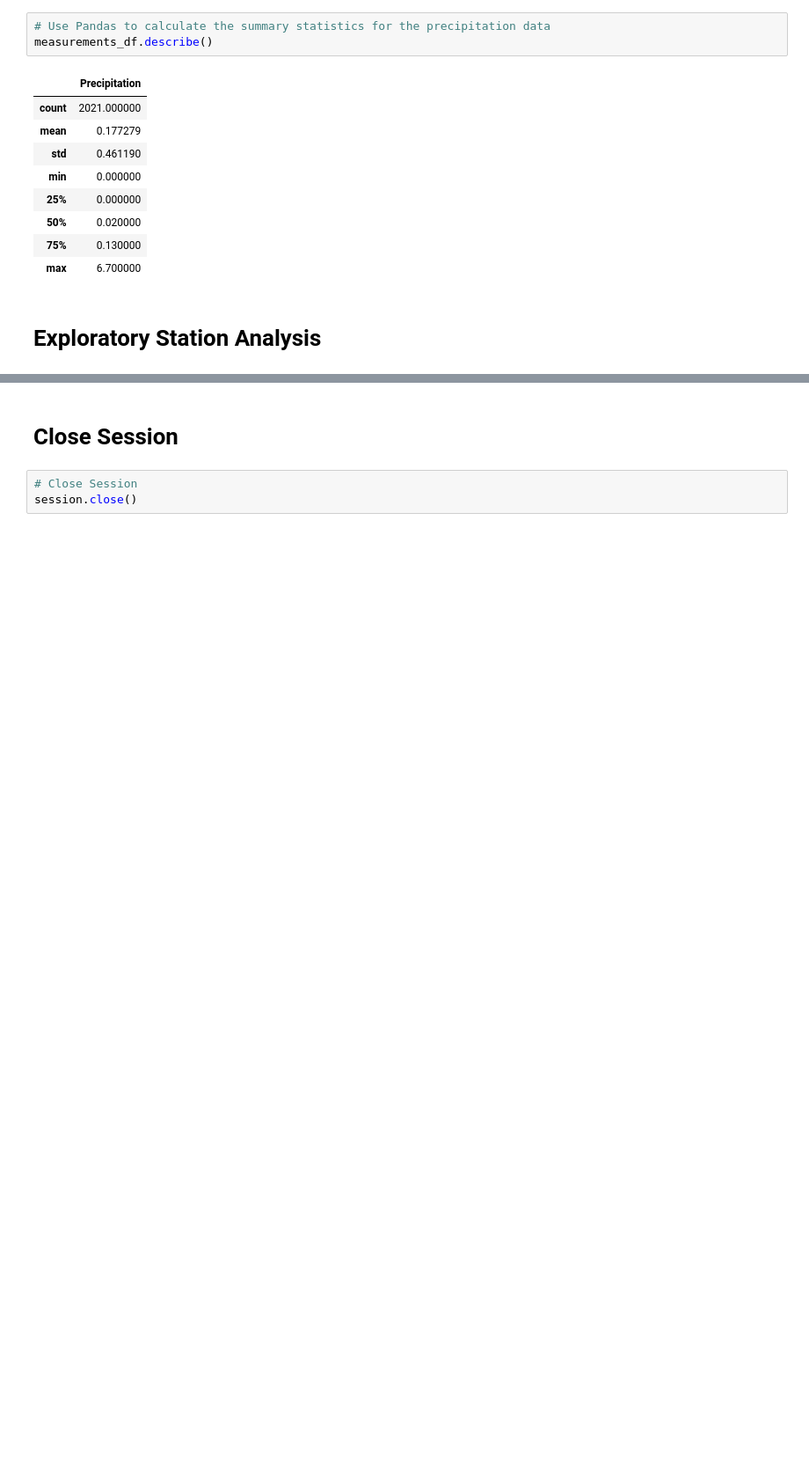
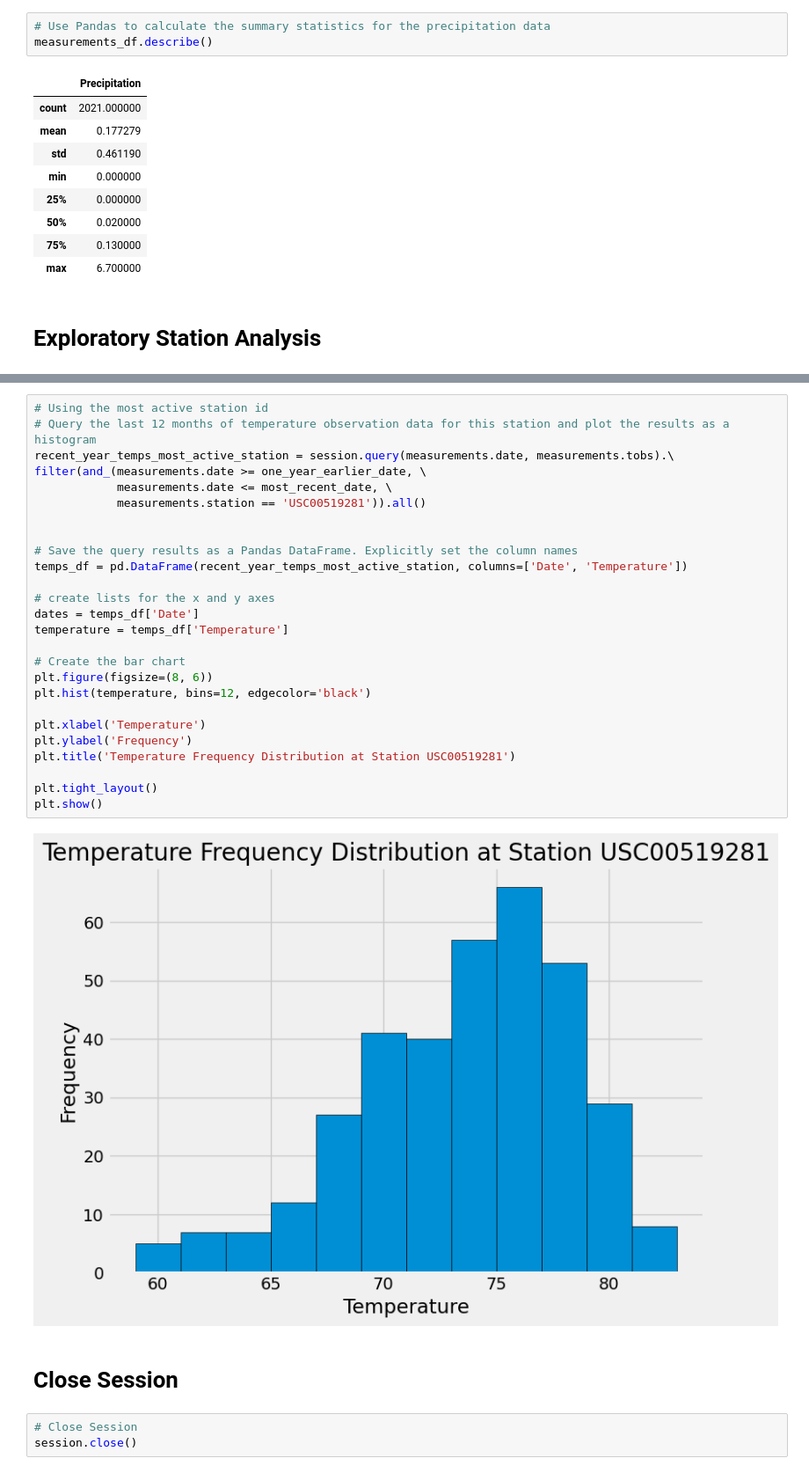
Before and after one commit to JessicaRBailey/sqlalchemy-challenge, a Jupyter notebook: SurfsUp/climate_analysis.ipynb, the cells around one changed output, grey strips where cells are left out. Shown: that part at 88% size. Saved outputs shown, nothing was run; the diff lists cells and outputs as text; blank space fills up the shorter version.

```diff
--- a/SurfsUp/climate_analysis.ipynb
+++ b/SurfsUp/climate_analysis.ipynb
@@ -131,3 +165,31 @@ measurements_df.describe()
+# %%
+# Using the most active station id
+# Query the last 12 months of temperature observation data for this station and plot the results as a histogram
+recent_year_temps_most_active_station = session.query(measurements.date, measurements.tobs).\
+filter(and_(measurements.date >= one_year_earlier_date, \
+            measurements.date <= most_recent_date, \
+            measurements.station == 'USC00519281')).all()
+
+
+# Save the query results as a Pandas DataFrame. Explicitly set the column names
+temps_df = pd.DataFrame(recent_year_temps_most_active_station, columns=['Date', 'Temperature'])
+
+# create lists for the x and y axes
+dates = temps_df['Date']
+temperature = temps_df['Temperature']
+
+# Create the bar chart
+plt.figure(figsize=(8, 6))
+plt.hist(temperature, bins=12, edgecolor='black')
+
+plt.xlabel('Temperature')
+plt.ylabel('Frequency')
+plt.title('Temperature Frequency Distribution at Station USC00519281')
+
+plt.tight_layout()
+plt.show()
+# %% [output]
+[figure, added]
 # %% [markdown]
 # Close Session
 # %%
```
Also changed, not shown: parts of 5 cells of this notebook, 2 other files.
